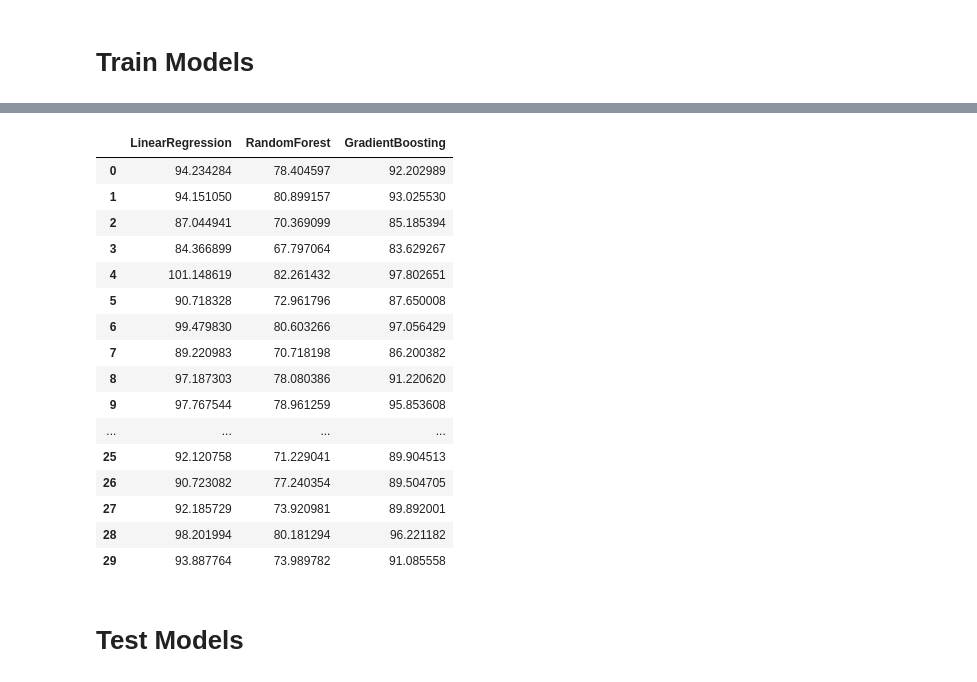
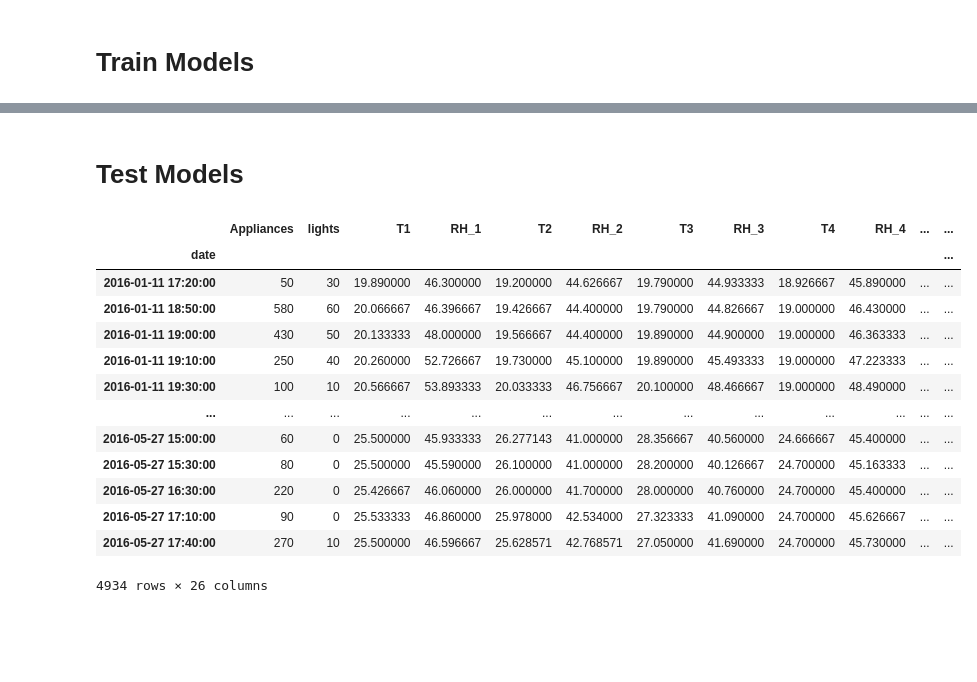
Before and after one commit to wutdahack1337/CT294-project, a Jupyter notebook: train.ipynb, the cells around one changed output, grey strips where cells are left out. Drawn from its saved outputs; the diff is of its cells as text; code cells hidden in the pictures; blank space fills up the shorter version.

```diff
--- a/train.ipynb
+++ b/train.ipynb
@@ -80,32 +121,26 @@ GradientBoosting
-# %%
-traing_results_df = pd.DataFrame(training_results)
-traing_results_df.to_csv(f"results/training/training_results_{models["RandomForest"].n_estimators}_.csv")
-traing_results_df
-# %% [output]
-|  | LinearRegression | RandomForest | GradientBoosting |
-| 0 | 94.234284 | 78.404597 | 92.202989 |
-| 1 | 94.151050 | 80.899157 | 93.025530 |
-| 2 | 87.044941 | 70.369099 | 85.185394 |
-| 3 | 84.366899 | 67.797064 | 83.629267 |
-| 4 | 101.148619 | 82.261432 | 97.802651 |
-| 5 | 90.718328 | 72.961796 | 87.650008 |
-| 6 | 99.479830 | 80.603266 | 97.056429 |
-| 7 | 89.220983 | 70.718198 | 86.200382 |
-| 8 | 97.187303 | 78.080386 | 91.220620 |
-| 9 | 97.767544 | 78.961259 | 95.853608 |
-| ... | ... | ... | ... |
-| 25 | 92.120758 | 71.229041 | 89.904513 |
-| 26 | 90.723082 | 77.240354 | 89.504705 |
-| 27 | 92.185729 | 73.920981 | 89.892001 |
-| 28 | 98.201994 | 80.181294 | 96.221182 |
-| 29 | 93.887764 | 73.989782 | 91.085558 |
 # %% [markdown]
 # Test Models
 # %%
 testing_df = pd.read_csv("datasets/testing.csv")
 testing_df.set_index("date", inplace=True)
 X_test = testing_df.iloc[:, 1:]
 y_test = testing_df.Appliances
+testing_df
+# %% [output]
+|  | Appliances | lights | T1 | RH_1 | T2 | RH_2 | T3 | RH_3 | T4 | RH_4 | ... | ... |
+| date |  |  |  |  |  |  |  |  |  |  |  | ... |
+| 2016-01-11 17:20:00 | 50 | 30 | 19.890000 | 46.300000 | 19.200000 | 44.626667 | 19.790000 | 44.933333 | 18.926667 | 45.890000 | ... | ... |
+| 2016-01-11 18:50:00 | 580 | 60 | 20.066667 | 46.396667 | 19.426667 | 44.400000 | 19.790000 | 44.826667 | 19.000000 | 46.430000 | ... | ... |
+| 2016-01-11 19:00:00 | 430 | 50 | 20.133333 | 48.000000 | 19.566667 | 44.400000 | 19.890000 | 44.900000 | 19.000000 | 46.363333 | ... | ... |
+| 2016-01-11 19:10:00 | 250 | 40 | 20.260000 | 52.726667 | 19.730000 | 45.100000 | 19.890000 | 45.493333 | 19.000000 | 47.223333 | ... | ... |
+| 2016-01-11 19:30:00 | 100 | 10 | 20.566667 | 53.893333 | 20.033333 | 46.756667 | 20.100000 | 48.466667 | 19.000000 | 48.490000 | ... | ... |
+| ... | ... | ... | ... | ... | ... | ... | ... | ... | ... | ... | ... | ... |
+| 2016-05-27 15:00:00 | 60 | 0 | 25.500000 | 45.933333 | 26.277143 | 41.000000 | 28.356667 | 40.560000 | 24.666667 | 45.400000 | ... | ... |
+| 2016-05-27 15:30:00 | 80 | 0 | 25.500000 | 45.590000 | 26.100000 | 41.000000 | 28.200000 | 40.126667 | 24.700000 | 45.163333 | ... | ... |
+| 2016-05-27 16:30:00 | 220 | 0 | 25.426667 | 46.060000 | 26.000000 | 41.700000 | 28.000000 | 40.760000 | 24.700000 | 45.400000 | ... | ... |
+| 2016-05-27 17:10:00 | 90 | 0 | 25.533333 | 46.860000 | 25.978000 | 42.534000 | 27.323333 | 41.090000 | 24.700000 | 45.626667 | ... | ... |
+| 2016-05-27 17:40:00 | 270 | 10 | 25.500000 | 46.596667 | 25.628571 | 42.768571 | 27.050000 | 41.690000 | 24.700000 | 45.730000 | ... | ... |
+4934 rows × 26 columns
 # %%
 testing_results = {}
 for name, model in models.items():
```
Also changed, not shown: parts of 5 cells of this notebook, 30 other files.
